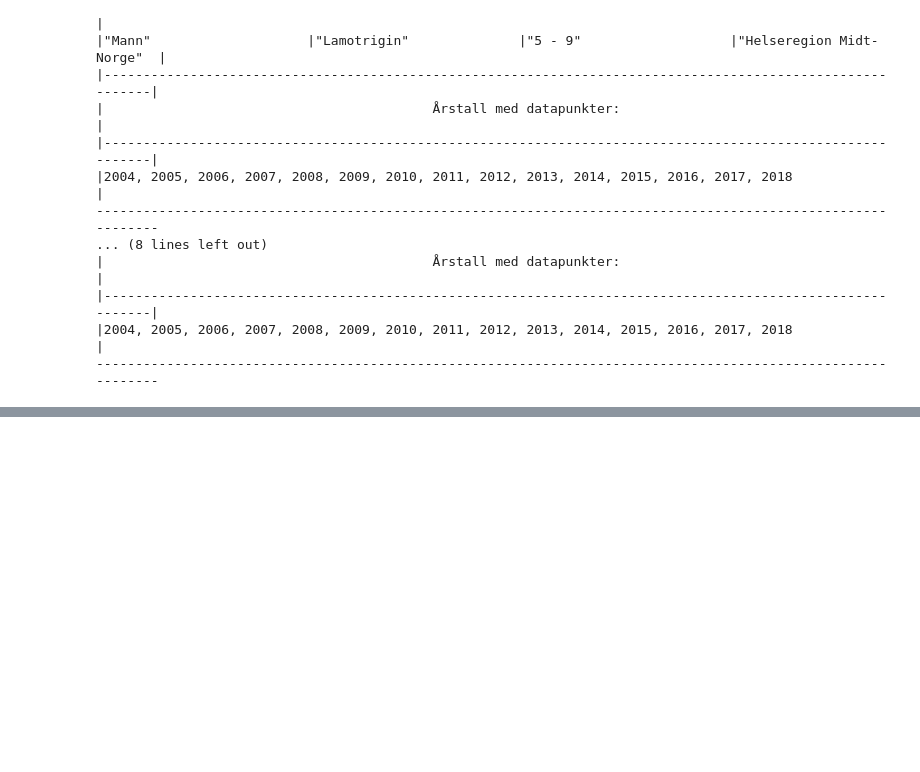
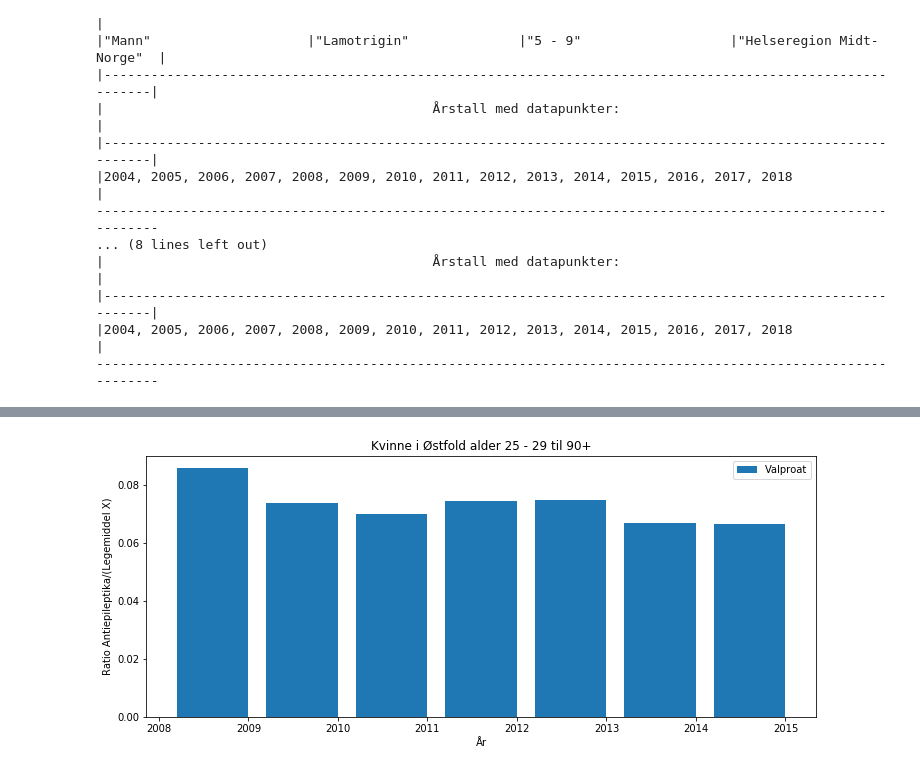
Before and after one commit to JonOttesen/summer_project, a Jupyter notebook: Untitled.ipynb, the cells around one changed output, grey strips where cells are left out. Cells and saved outputs as stored; diff of their text form; code cells hidden in the pictures; blank space fills up the shorter version.

```diff
--- a/Untitled.ipynb
+++ b/Untitled.ipynb
@@ -27,0 +36,4 @@ respir.tabell()
+# %%
+antiep.medisinforbruk_i(drug = 'Valproat', gender = 'Kvinne', region = 'Østfold', age_start = 25, age_end= 92, period_start = 2009, period_end = 2015, ratio = True)
+# %% [output]
+[figure, added]
```
Also changed, not shown: parts of 10 cells of this notebook, 16 other files.
